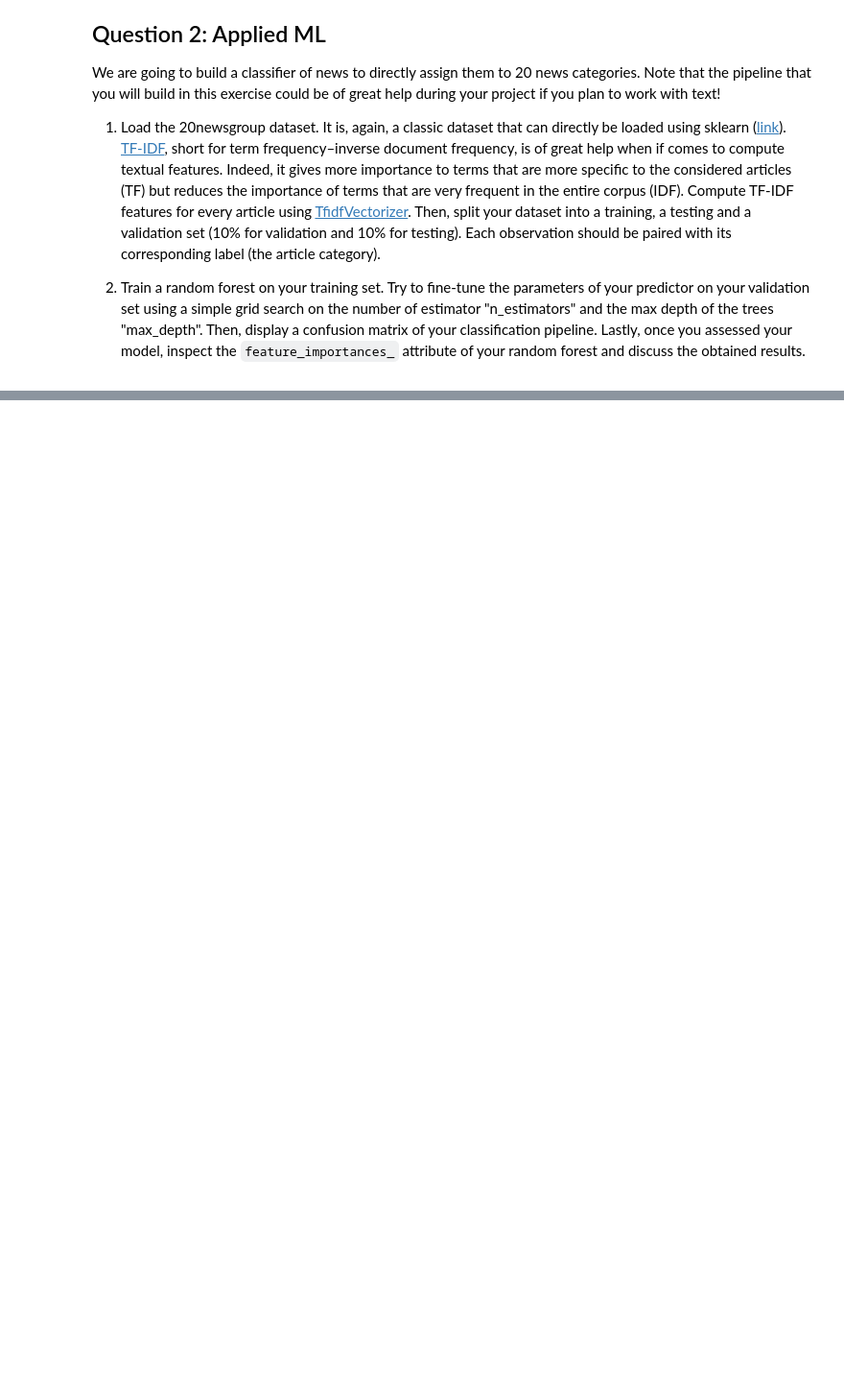
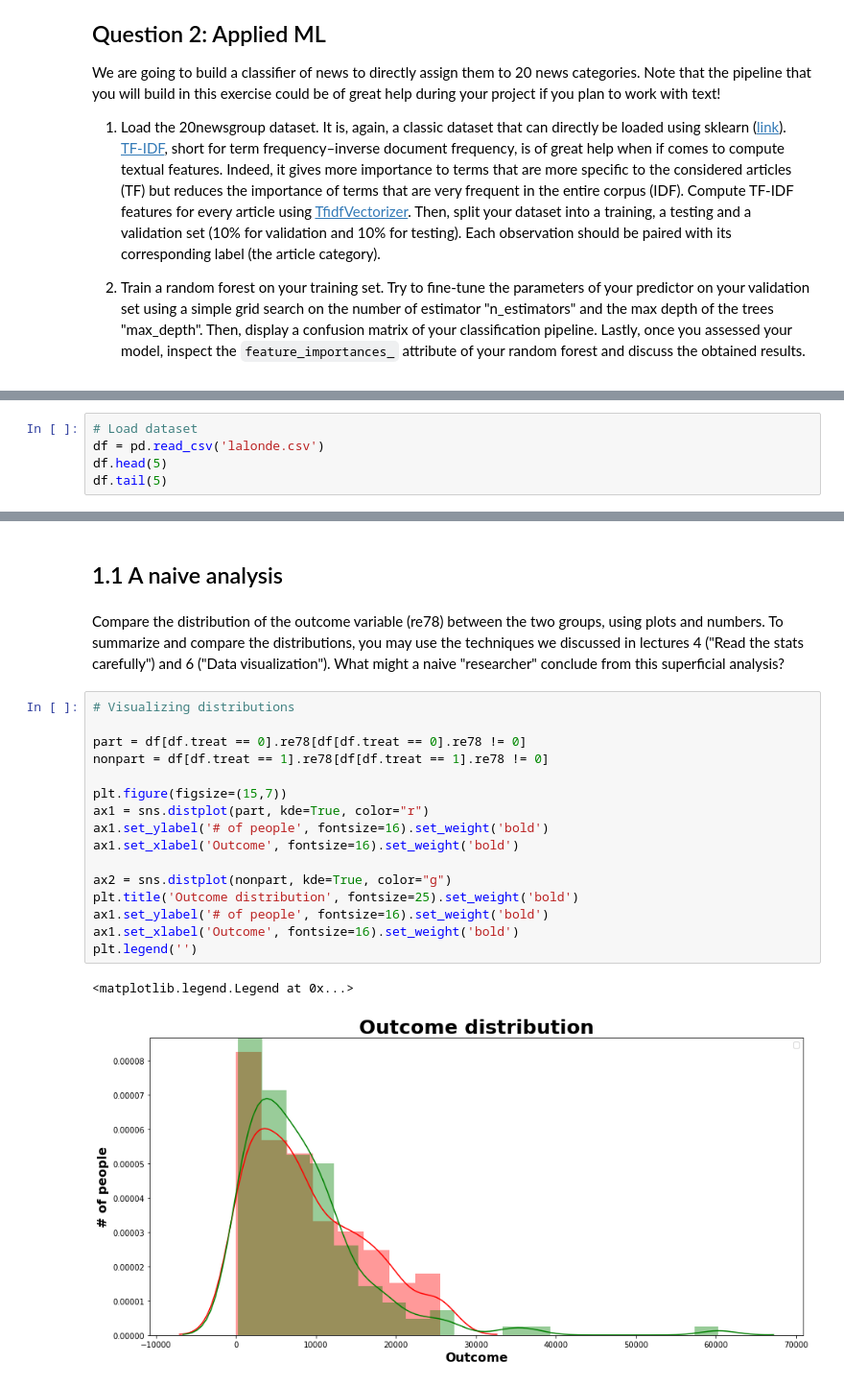
Before and after one commit to LucaZampieri/ADA_homework_LMX, a Jupyter notebook: 04 - Applied ML/Homework_04.ipynb, the cells around one changed output, grey strips where cells are left out. Shown at 96% size. Drawn from its saved outputs; the diff is of its cells as text; blank space fills up the shorter version.

```diff
--- a/04 - Applied ML/Homework_04.ipynb
+++ b/04 - Applied ML/Homework_04.ipynb
@@ -111,0 +122,5 @@ We are going to build a classifier of news to directly assign them to 20 news ca
+# %%
+# Load dataset
+df = pd.read_csv('lalonde.csv')
+df.head(5)
+df.tail(5)
@@ -111,0 +134,24 @@ We are going to build a classifier of news to directly assign them to 20 news ca
+# %% [markdown]
+## 1.1 A naive analysis
+# %% [markdown]
+Compare the distribution of the outcome variable (re78) between the two groups, using plots and numbers. To summarize and compare the distributions, you may use the techniques we discussed in lectures 4 ("Read the stats carefully") and 6 ("Data visualization").
+What might a naive "researcher" conclude from this superficial analysis?
+# %%
+# Visualizing distributions
+
+part = df[df.treat == 0].re78[df[df.treat == 0].re78 != 0]
+nonpart = df[df.treat == 1].re78[df[df.treat == 1].re78 != 0]
+
+plt.figure(figsize=(15,7))
+ax1 = sns.distplot(part, kde=True, color="r")
+ax1.set_ylabel('# of people', fontsize=16).set_weight('bold')
+ax1.set_xlabel('Outcome', fontsize=16).set_weight('bold')
+
+ax2 = sns.distplot(nonpart, kde=True, color="g")
+plt.title('Outcome distribution', fontsize=25).set_weight('bold')
+ax1.set_ylabel('# of people', fontsize=16).set_weight('bold')
+ax1.set_xlabel('Outcome', fontsize=16).set_weight('bold')
+plt.legend('')
+# %% [output]
+<matplotlib.legend.Legend at 0x...>
+[figure, added]
```
Also changed, not shown: parts of 6 cells of this notebook, 2 other files.
